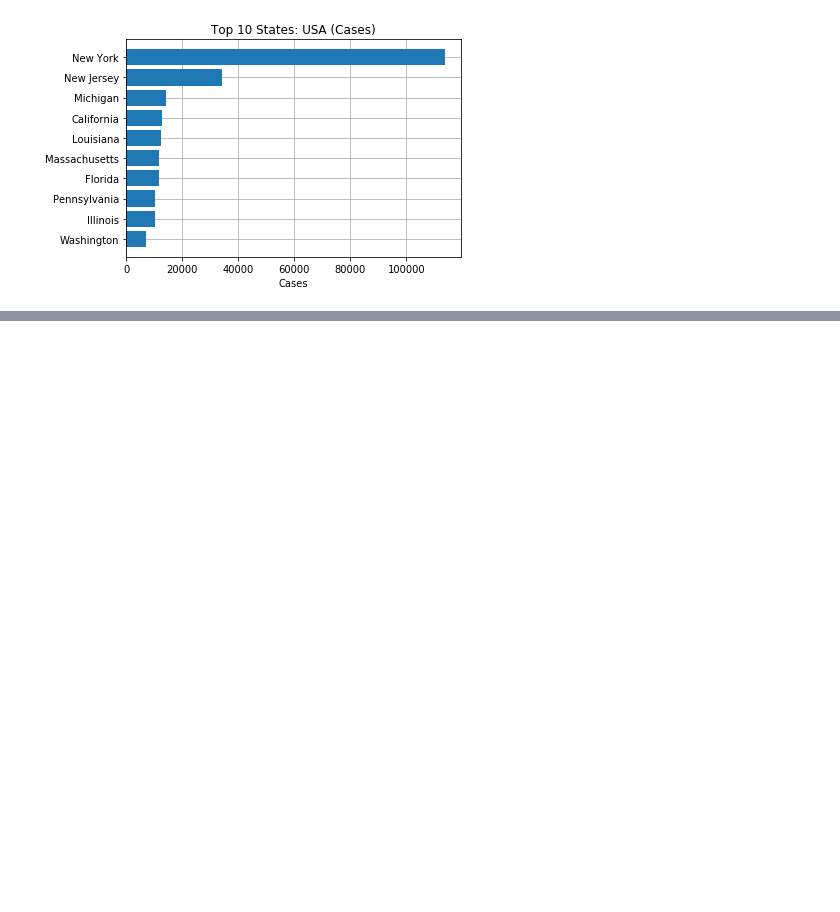
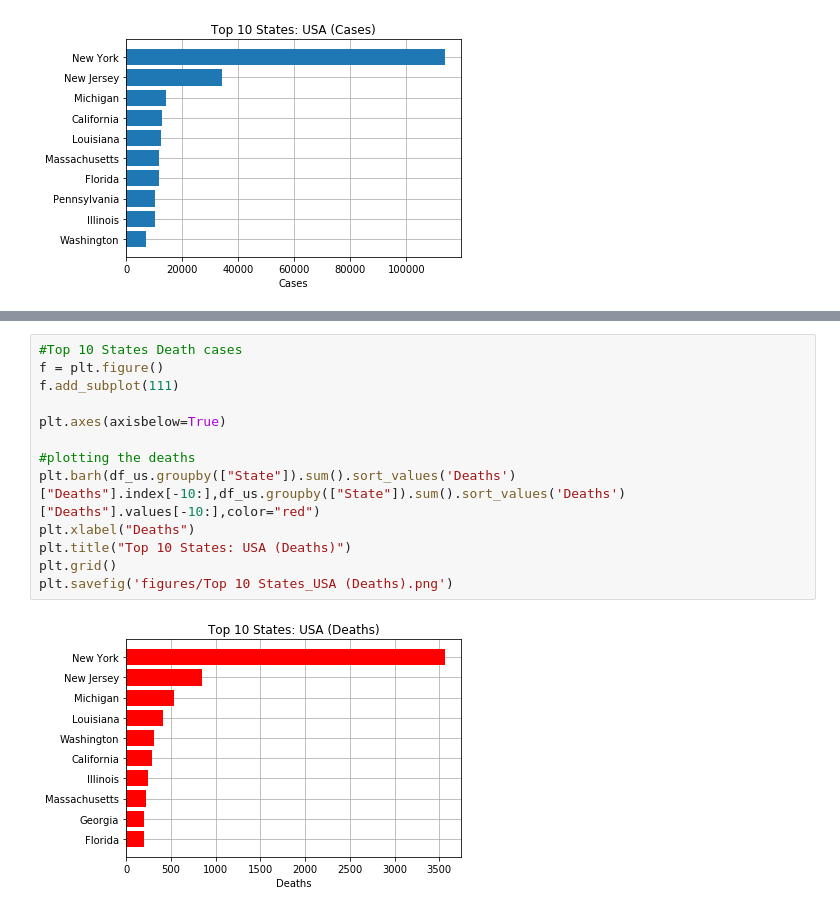
Before and after one commit to plamengj/COVID-19-in-the-US-EDA, a Jupyter notebook: COVID-19 US EDA.ipynb, the cells around one changed output, grey strips where cells are left out. Drawn from its saved outputs; the diff is of its cells as text; blank space fills up the shorter version.

Commit message:
hypothesis testing & more graphs

```diff
--- a/COVID-19 US EDA.ipynb
+++ b/COVID-19 US EDA.ipynb
@@ -86,0 +106,15 @@ plt.savefig('figures/Top 10 States_USA (Cases).png')
+# %%
+#Top 10 States Death cases
+f = plt.figure()
+f.add_subplot(111)
+
+plt.axes(axisbelow=True)
+
+#plotting the deaths
+plt.barh(df_us.groupby(["State"]).sum().sort_values('Deaths')["Deaths"].index[-10:],df_us.groupby(["State"]).sum().sort_values('Deaths')["Deaths"].values[-10:],color="red")
+plt.xlabel("Deaths")
+plt.title("Top 10 States: USA (Deaths)")
+plt.grid()
+plt.savefig('figures/Top 10 States_USA (Deaths).png')
+# %% [output]
+[figure, added]
```
Also changed, not shown: parts of 7 cells of this notebook, 5 other files.
